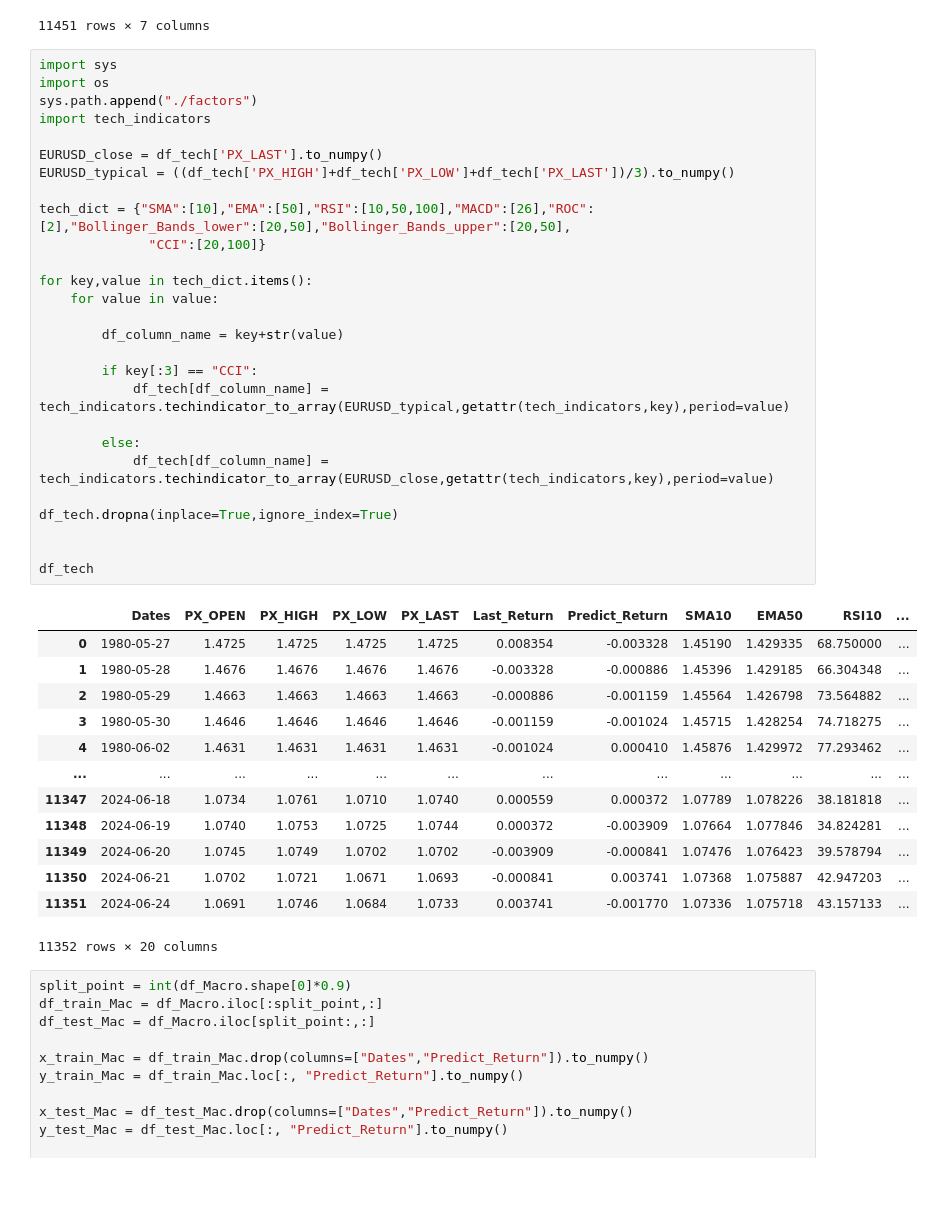
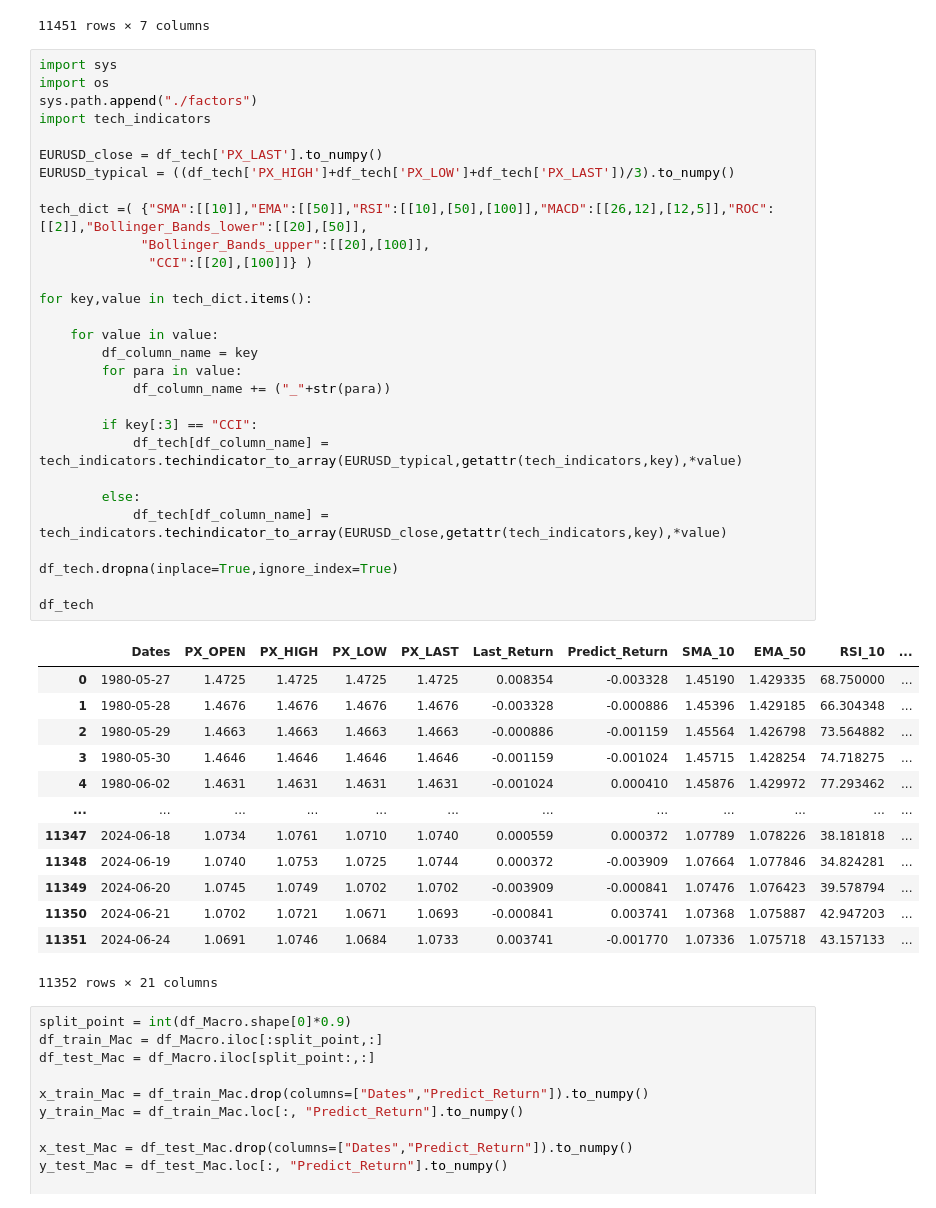
Before and after one commit to MeltonYu/EURUSD-LSTM-prediction, a Jupyter notebook: performance_Vote.ipynb, the cells around one changed output. Drawn from its saved outputs; the diff is of its cells as text.

```diff
--- a/performance_Vote.ipynb
+++ b/performance_Vote.ipynb
@@ -69,32 +69,34 @@ df_tech
 # %%
 import sys
 import os
 sys.path.append("./factors")
 import tech_indicators
 
 EURUSD_close = df_tech['PX_LAST'].to_numpy()
 EURUSD_typical = ((df_tech['PX_HIGH']+df_tech['PX_LOW']+df_tech['PX_LAST'])/3).to_numpy()
 
-tech_dict = {"SMA":[10],"EMA":[50],"RSI":[10,50,100],"MACD":[26],"ROC":[2],"Bollinger_Bands_lower":[20,50],"Bollinger_Bands_upper":[20,50],
-              "CCI":[20,100]}
+tech_dict =( {"SMA":[[10]],"EMA":[[50]],"RSI":[[10],[50],[100]],"MACD":[[26,12],[12,5]],"ROC":[[2]],"Bollinger_Bands_lower":[[20],[50]],
+             "Bollinger_Bands_upper":[[20],[100]],
+              "CCI":[[20],[100]]} )
 
 for key,value in tech_dict.items():
+
     for value in value:
-
-        df_column_name = key+str(value)
+        df_column_name = key
+        for para in value:
+            df_column_name += ("_"+str(para))
 
         if key[:3] == "CCI":
-            df_tech[df_column_name] = tech_indicators.techindicator_to_array(EURUSD_typical,getattr(tech_indicators,key),period=value)
+            df_tech[df_column_name] = tech_indicators.techindicator_to_array(EURUSD_typical,getattr(tech_indicators,key),*value)
 
         else:
-            df_tech[df_column_name] = tech_indicators.techindicator_to_array(EURUSD_close,getattr(tech_indicators,key),period=value)
+            df_tech[df_column_name] = tech_indicators.techindicator_to_array(EURUSD_close,getattr(tech_indicators,key),*value)
 
 df_tech.dropna(inplace=True,ignore_index=True)
 
-
 df_tech
 # %% [output]
-|  | Dates | PX_OPEN | PX_HIGH | PX_LOW | PX_LAST | Last_Return | Predict_Return | SMA10 | EMA50 | RSI10 | ... |
+|  | Dates | PX_OPEN | PX_HIGH | PX_LOW | PX_LAST | Last_Return | Predict_Return | SMA_10 | EMA_50 | RSI_10 | ... |
 | 0 | 1980-05-27 | 1.4725 | 1.4725 | 1.4725 | 1.4725 | 0.008354 | -0.003328 | 1.45190 | 1.429335 | 68.750000 | ... |
 | 1 | 1980-05-28 | 1.4676 | 1.4676 | 1.4676 | 1.4676 | -0.003328 | -0.000886 | 1.45396 | 1.429185 | 66.304348 | ... |
 | 2 | 1980-05-29 | 1.4663 | 1.4663 | 1.4663 | 1.4663 | -0.000886 | -0.001159 | 1.45564 | 1.426798 | 73.564882 | ... |
@@ -106,7 +108,7 @@ df_tech
 | 11349 | 2024-06-20 | 1.0745 | 1.0749 | 1.0702 | 1.0702 | -0.003909 | -0.000841 | 1.07476 | 1.076423 | 39.578794 | ... |
 | 11350 | 2024-06-21 | 1.0702 | 1.0721 | 1.0671 | 1.0693 | -0.000841 | 0.003741 | 1.07368 | 1.075887 | 42.947203 | ... |
 | 11351 | 2024-06-24 | 1.0691 | 1.0746 | 1.0684 | 1.0733 | 0.003741 | -0.001770 | 1.07336 | 1.075718 | 43.157133 | ... |
-11352 rows × 20 columns
+11352 rows × 21 columns
 # %%
 split_point = int(df_Macro.shape[0]*0.9)
 df_train_Mac = df_Macro.iloc[:split_point,:]
```
Also changed, not shown: parts of 3 cells of this notebook, 11 other files.
